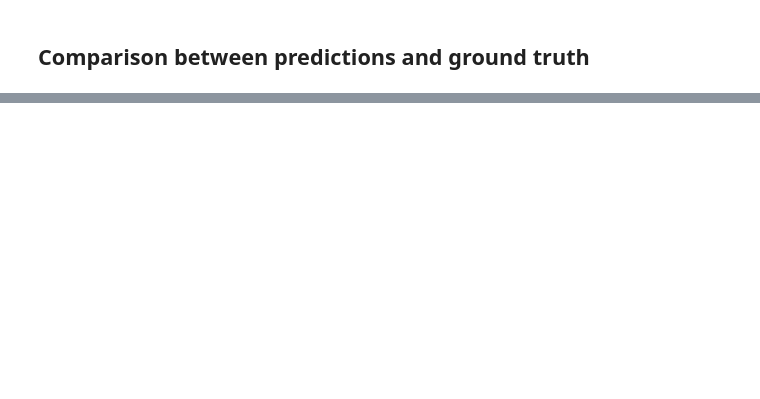
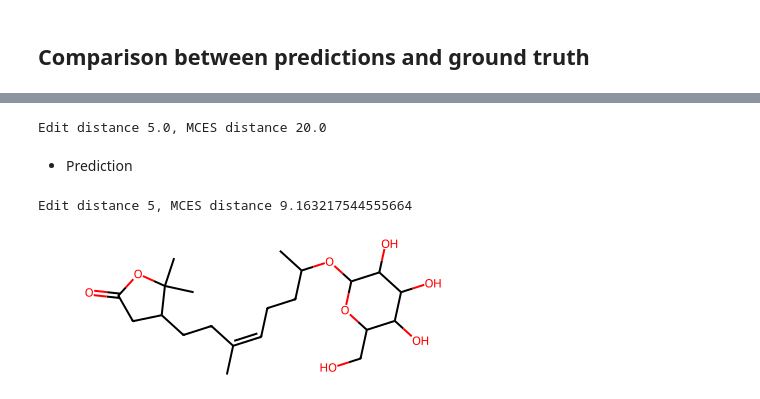
Before and after one commit to bittremieuxlab/simba, a Jupyter notebook: notebooks/final_tutorials/run_inference.ipynb, the cells around one changed output, grey strips where cells are left out. Saved outputs shown, nothing was run; the diff lists cells and outputs as text; code cells hidden in the pictures; blank space fills up the shorter version.

```diff
--- a/notebooks/final_tutorials/run_inference.ipynb
+++ b/notebooks/final_tutorials/run_inference.ipynb
@@ -116,0 +131,2 @@ Accuracy: 0.6144444444444445
+# %%
+target_index=6
@@ -116,0 +137,12 @@ Accuracy: 0.6144444444444445
+# %%
+print(f'Edit distance {ground_truth_ed[target_index, best_match_index]}, MCES distance {ground_truth_mces[target_index, best_match_index]}')
+# %% [output]
+Edit distance 5.0, MCES distance 20.0
+# %% [markdown]
+* Prediction
+# %%
+print(f'Edit distance {sim_ed[target_index, best_match_index]}, MCES distance {sim_mces[target_index, best_match_index]}')
+# %% [output]
+Edit distance 5, MCES distance 9.163217544555664
+# %%
+spectra_0= all_spectrums_0[target_index]
@@ -116,0 +151,4 @@ Accuracy: 0.6144444444444445
+# %%
+Chem.MolFromSmiles(spectra_0.params['smiles'])
+# %% [output]
+[figure, added]
```
Also changed, not shown: parts of 22 cells of this notebook.
